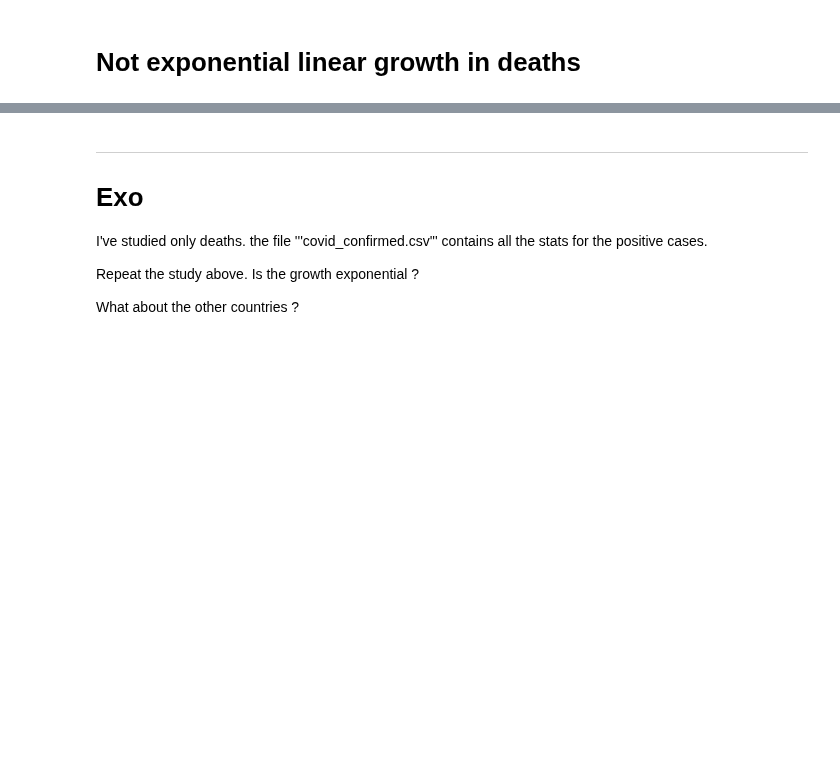
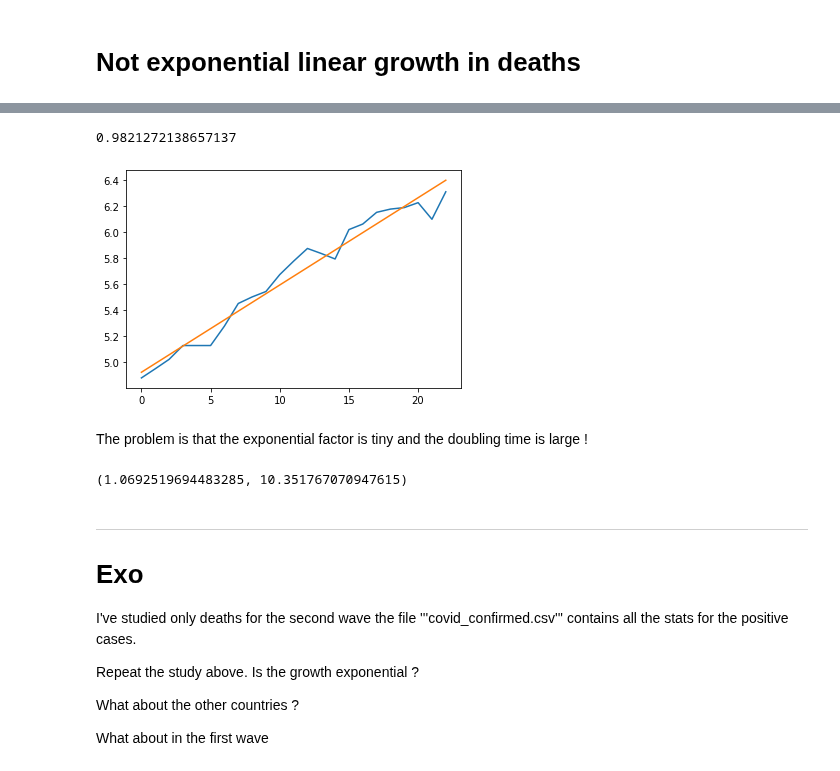
Before and after one commit to macbuse/macbuse.github.io, a Jupyter notebook: PROG/convolutions_etc.ipynb, the cells around one changed output, grey strips where cells are left out. Saved outputs shown, nothing was run; the diff lists cells and outputs as text; code cells hidden in the pictures; blank space fills up the shorter version.

```diff
--- a/PROG/convolutions_etc.ipynb
+++ b/PROG/convolutions_etc.ipynb
@@ -192,9 +199,26 @@ stats.linregress(X,Y).rvalue
+# %%
+Y = np.log(Y)
+plt.plot(X,Y);
+a,b = stats.linregress(X,Y).slope, stats.linregress(X,Y).intercept
+plt.plot( X[[0,-1]], a*X[[0,-1]] + b)
+
+stats.linregress(X,Y).rvalue
+# %% [output]
+0.9821272138657137
+[figure, added]
+# %% [markdown]
+The problem is that the exponential factor is tiny
+and the doubling time is large !
+# %%
+np.exp(stats.linregress(X,Y).slope), np.log(2)/ stats.linregress(X,Y).slope
+# %% [output]
+(1.0692519694483285, 10.351767070947615)
 # %% [markdown]
 ---
 
 # Exo
 
-I've studied only deaths.
+I've studied only deaths for the second wave
 the file '''covid_confirmed.csv'''
 contains all the stats for the positive cases.
 
@@ -202,3 +226,5 @@ Repeat the study above.
 Is the growth exponential ?
 
 What about the other countries ?
+
+What about in the first wave
```
Also changed, not shown: parts of 5 cells of this notebook.
